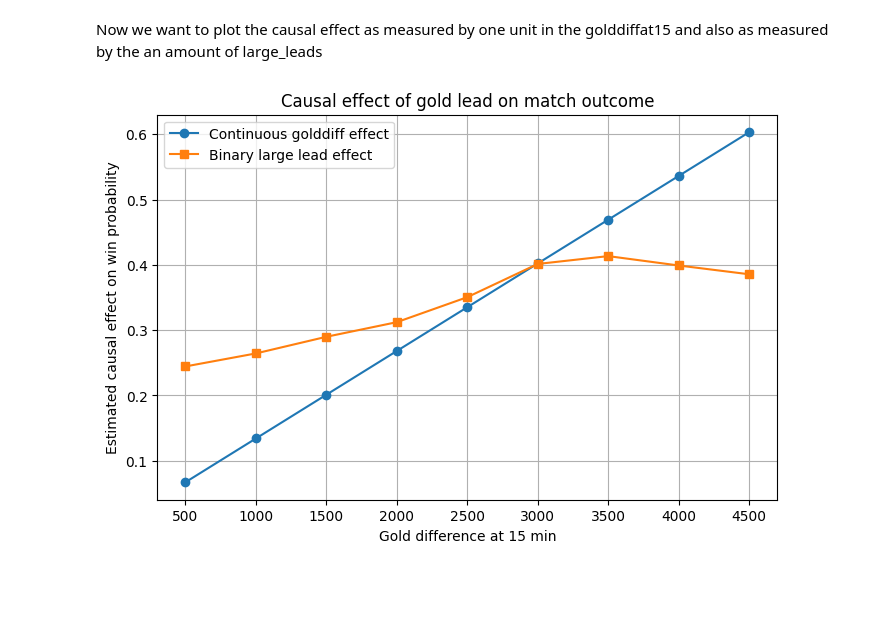
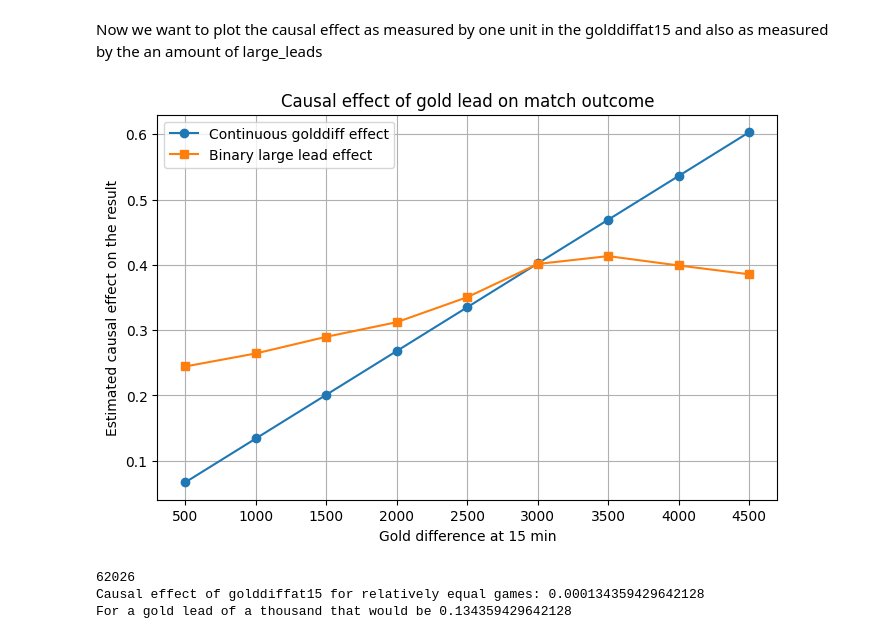
Before and after one commit to pewwwpewww/League-of-Legends-Esport-Dataset, a Jupyter notebook: effect_gold_lead.ipynb, the cells around one changed output. Saved outputs shown, nothing was run; the diff lists cells and outputs as text; code cells hidden in the pictures; blank space fills up the shorter version.

Commit message:
changed to add plot and also add the effect on close games

```diff
--- a/effect_gold_lead.ipynb
+++ b/effect_gold_lead.ipynb
@@ -154,6 +154,9 @@ for threshold in gold_leads:
 
 for i in range(len(effect_gold_lead)):
     print(f'Estimated effect of a {gold_leads[i]} large gold lead: {effect_gold_lead[i]}')
+
+#Reset gold lead back to original
+long_df['large_lead'] = (long_df['golddiffat15'] > 1000).astype(int)
 # %% [output]
 Estimated effect of a 500 large gold lead: 0.2444295585212266
 Estimated effect of a 1000 large gold lead: 0.2643644809725657
@@ -204,16 +207,51 @@ Now we want to plot the causal effect as measured by one unit in the golddiffat1
 # %%
 #Get the effects measured by the unit effect from golddiffat15
 continuous_effects = [unit_effect * g for g in gold_leads]
 
 plt.figure(figsize=(8,5))
 plt.plot(gold_leads, continuous_effects, marker='o', label='Continuous golddiff effect')
 plt.plot(gold_leads, effect_gold_lead, marker='s', label='Binary large lead effect')
 
 plt.xlabel('Gold difference at 15 min')
-plt.ylabel('Estimated causal effect on win probability')
+plt.ylabel('Estimated causal effect on the result')
 plt.title('Causal effect of gold lead on match outcome')
 plt.legend()
 plt.grid(True)
 plt.show()
 # %% [output]
-[figure, old version]
+[figure, new version]
+# %%
+#Now we look at the effect when we isolate our dataset to only relatively close games
+#We define close as a win probability 0.4 - 0.6 e.g. our elo model belives the matchup is relatively even
+close_games = long_df[(long_df['win_prob'] >= 0.45) & (long_df['win_prob'] <= 0.55)]
+print(len(close_games))
+causal_graph = '''
+digraph {
+    golddiffat15 -> result;
+    win_prob -> golddiffat15;
+    win_prob -> result;
+    side_adv -> golddiffat15;
+    side_adv -> result
+}
+'''
+
+model = CausalModel(
+    data=close_games,
+    treatment='golddiffat15',
+    outcome='result',
+    graph=causal_graph
+)
+
+identified_estimand = model.identify_effect()
+estimate = model.estimate_effect(
+    identified_estimand,
+    method_name="backdoor.linear_regression"
+)
+unit_effect_closegames = estimate.value
+
+print("Causal effect of golddiffat15 for relatively equal games:", estimate.value)
+print(f"For a gold lead of a thousand that would be {estimate.value * 1000}")
+# %% [output]
+62026
+Causal effect of golddiffat15 for relatively equal games: 0.000134359429642128
+For a gold lead of a thousand that would be 0.134359429642128
```
Also changed, not shown: parts of 1 cell of this notebook.
